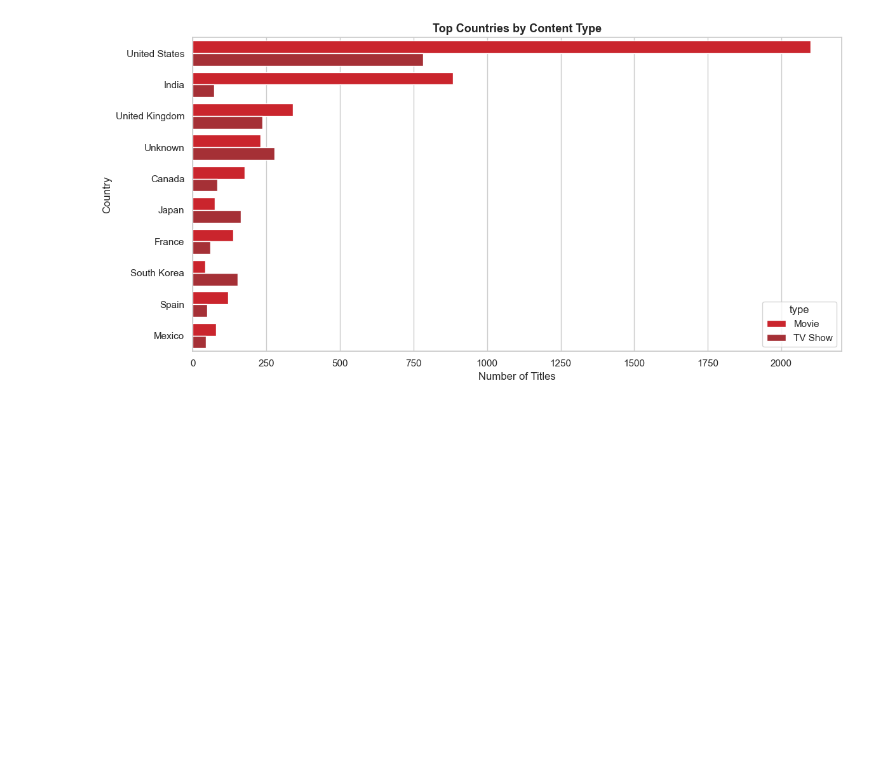
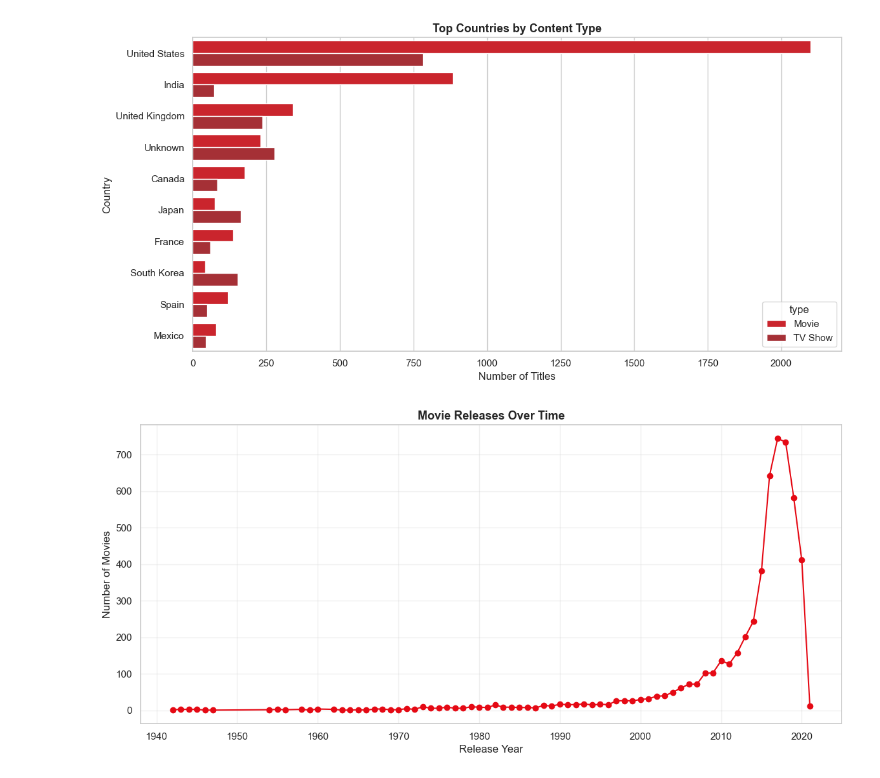
Before and after one commit to PragyaRana/DS_Training, a Jupyter notebook: Mini_Project_4.ipynb, the cells around one changed output. Drawn from its saved outputs; the diff is of its cells as text; code cells hidden in the pictures; blank space fills up the shorter version.

```diff
--- a/Mini_Project_4.ipynb
+++ b/Mini_Project_4.ipynb
@@ -1197,3 +1197,15 @@ plt.tight_layout()
 plt.show()
 # %% [output]
 [figure]
+# %%
+movie_year = movies['release_year'].value_counts().sort_index()
+
+plt.figure(figsize=(14, 6))
+plt.plot(movie_year.index, movie_year.values, marker='o', color=NETFLIX_RED)
+plt.title("Movie Releases Over Time")
+plt.xlabel("Release Year")
+plt.ylabel("Number of Movies")
+plt.grid(True, alpha=0.3)
+plt.show()
+# %% [output]
+[figure, added]
```
Also changed, not shown: parts of 1 cell of this notebook.
